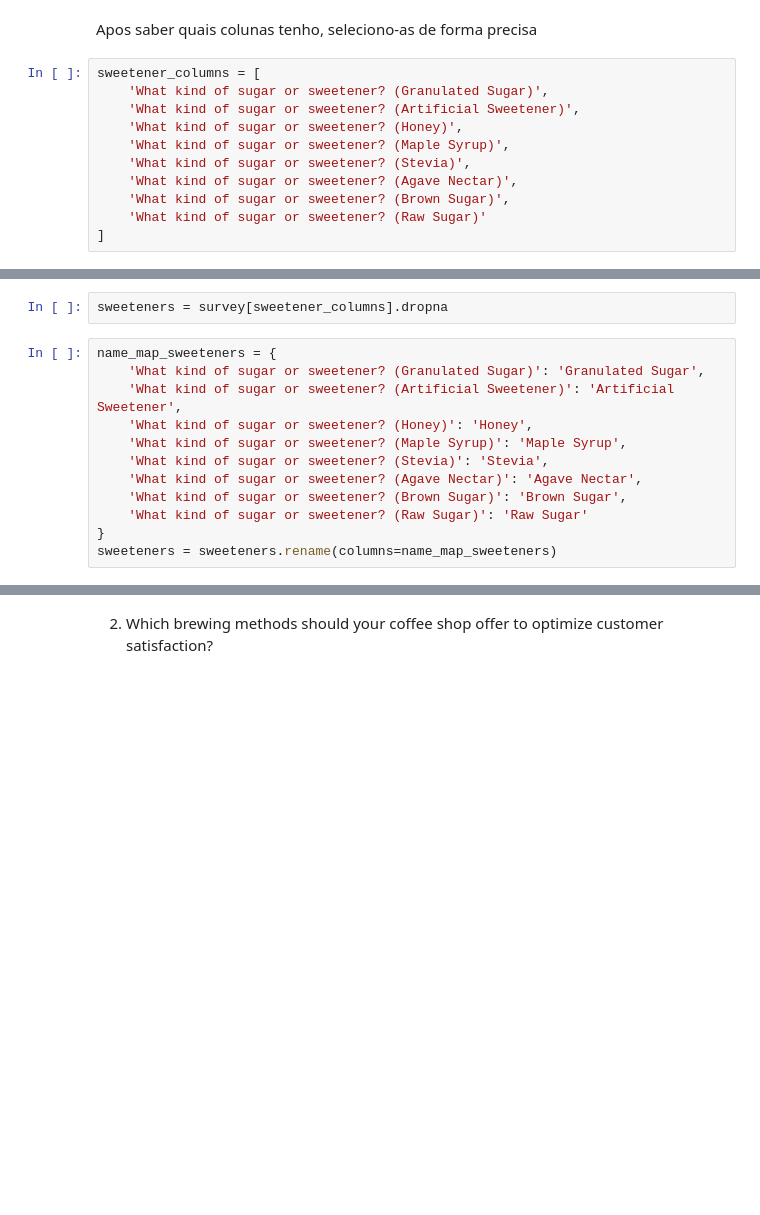
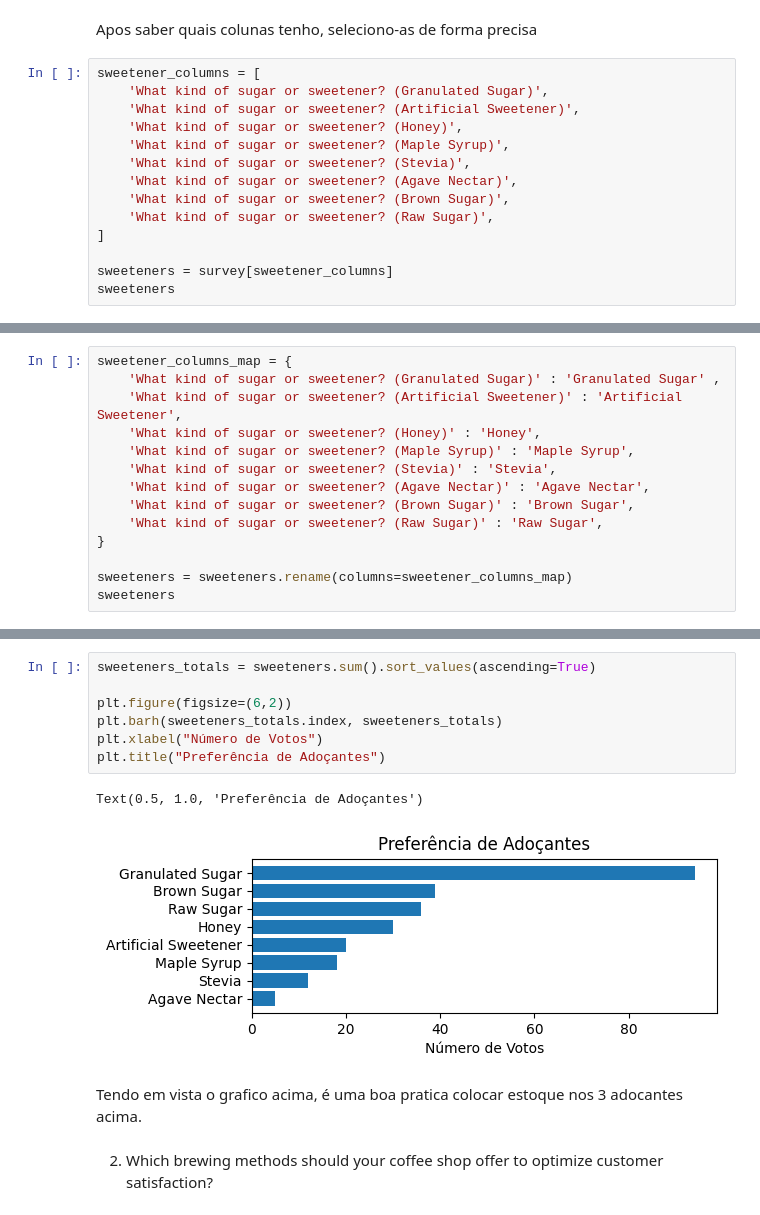
Before and after one commit to teubragaa/Ci-ncia-de-Dados-com-Python---EsCom-, a Jupyter notebook: A plant-Based Coffee Shop/analise_coffe.ipynb, the cells around one changed output, grey strips where cells are left out. Saved outputs shown, nothing was run; the diff lists cells and outputs as text; blank space fills up the shorter version.

```diff
--- a/A plant-Based Coffee Shop/analise_coffe.ipynb
+++ b/A plant-Based Coffee Shop/analise_coffe.ipynb
@@ -250,5 +250,8 @@ sweetener_columns = [
     'What kind of sugar or sweetener? (Stevia)',
     'What kind of sugar or sweetener? (Agave Nectar)',
     'What kind of sugar or sweetener? (Brown Sugar)',
-    'What kind of sugar or sweetener? (Raw Sugar)'
+    'What kind of sugar or sweetener? (Raw Sugar)',
 ]
+
+sweeteners = survey[sweetener_columns]
+sweeteners
@@ -258,14 +271,0 @@ Então com a ajuda do '.dropna' limpo eles
-# %%
-sweeteners = survey[sweetener_columns].dropna
-# %%
-name_map_sweeteners = {
-    'What kind of sugar or sweetener? (Granulated Sugar)': 'Granulated Sugar',
-    'What kind of sugar or sweetener? (Artificial Sweetener)': 'Artificial Sweetener',
-    'What kind of sugar or sweetener? (Honey)': 'Honey',
-    'What kind of sugar or sweetener? (Maple Syrup)': 'Maple Syrup',
-    'What kind of sugar or sweetener? (Stevia)': 'Stevia',
-    'What kind of sugar or sweetener? (Agave Nectar)': 'Agave Nectar',
-    'What kind of sugar or sweetener? (Brown Sugar)': 'Brown Sugar',
-    'What kind of sugar or sweetener? (Raw Sugar)': 'Raw Sugar'
-}
-sweeteners = sweeteners.rename(columns=name_map_sweeteners)
@@ -299,0 +274,14 @@ plt.show()
+# %%
+sweetener_columns_map = {
+    'What kind of sugar or sweetener? (Granulated Sugar)' : 'Granulated Sugar' ,
+    'What kind of sugar or sweetener? (Artificial Sweetener)' : 'Artificial Sweetener',
+    'What kind of sugar or sweetener? (Honey)' : 'Honey',
+    'What kind of sugar or sweetener? (Maple Syrup)' : 'Maple Syrup',
+    'What kind of sugar or sweetener? (Stevia)' : 'Stevia',
+    'What kind of sugar or sweetener? (Agave Nectar)' : 'Agave Nectar',
+    'What kind of sugar or sweetener? (Brown Sugar)' : 'Brown Sugar',
+    'What kind of sugar or sweetener? (Raw Sugar)' : 'Raw Sugar',
+}
+
+sweeteners = sweeteners.rename(columns=sweetener_columns_map)
+sweeteners
@@ -300,2 +334,14 @@ plt.show()
+# %%
+sweeteners_totals = sweeteners.sum().sort_values(ascending=True)
+
+plt.figure(figsize=(6,2))
+plt.barh(sweeteners_totals.index, sweeteners_totals)
+plt.xlabel("Número de Votos")
+plt.title("Preferência de Adoçantes")
+# %% [output]
+Text(0.5, 1.0, 'Preferência de Adoçantes')
+[figure, added]
+# %% [markdown]
+Tendo em vista o grafico acima, é uma boa pratica colocar estoque nos 3 adocantes acima.
 # %% [markdown]
 2. Which brewing methods should your coffee shop offer to optimize customer satisfaction?
```
Also changed, not shown: parts of 19 cells of this notebook.
